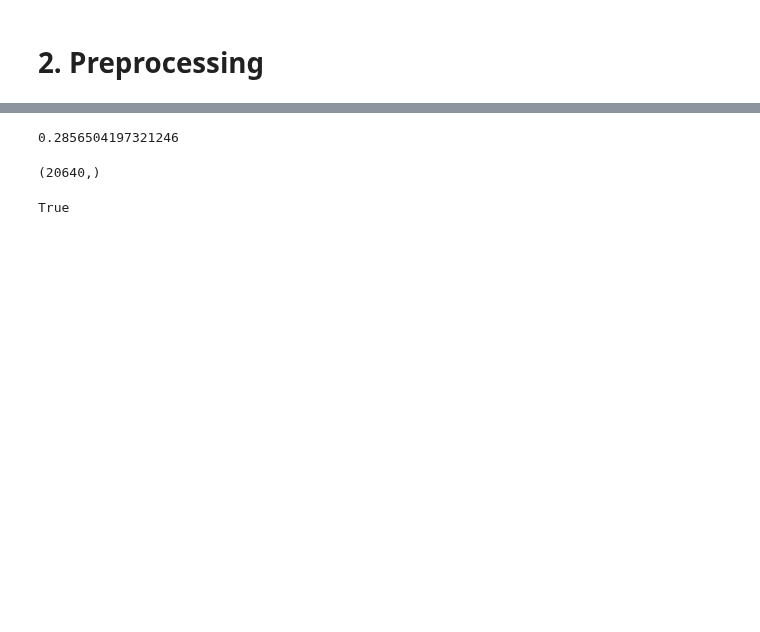
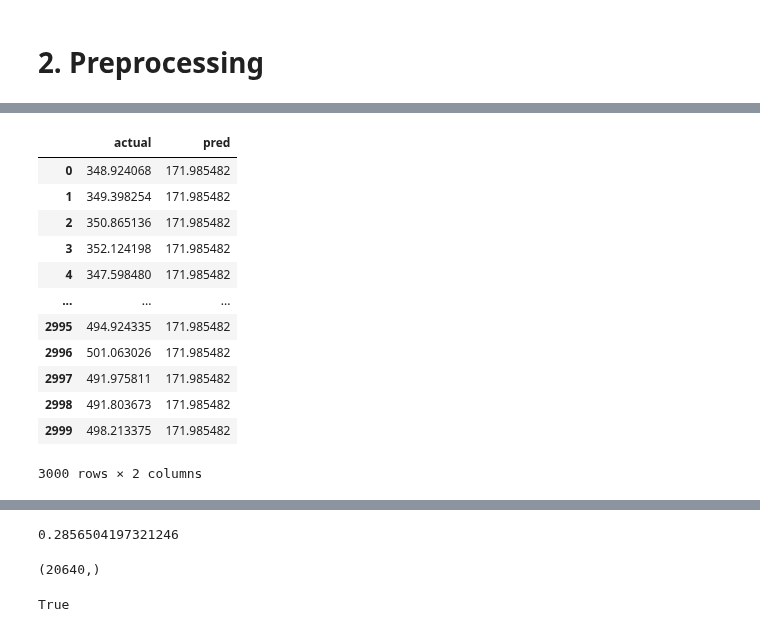
Before and after one commit to NickOLeeney/neural-network-from-scratch, a Jupyter notebook: examples/regression.ipynb, the cells around one changed output, grey strips where cells are left out. Cells and saved outputs as stored; diff of their text form; code cells hidden in the pictures; blank space fills up the shorter version.

```diff
--- a/examples/regression.ipynb
+++ b/examples/regression.ipynb
@@ -68,0 +113,16 @@ Text(0, 0.5, 'Cost Function')
+# %%
+results
+# %% [output]
+|  | actual | pred |
+| 0 | 348.924068 | 171.985482 |
+| 1 | 349.398254 | 171.985482 |
+| 2 | 350.865136 | 171.985482 |
+| 3 | 352.124198 | 171.985482 |
+| 4 | 347.598480 | 171.985482 |
+| ... | ... | ... |
+| 2995 | 494.924335 | 171.985482 |
+| 2996 | 501.063026 | 171.985482 |
+| 2997 | 491.975811 | 171.985482 |
+| 2998 | 491.803673 | 171.985482 |
+| 2999 | 498.213375 | 171.985482 |
+3000 rows × 2 columns
```
Also changed, not shown: parts of 10 cells of this notebook, 2 other files.
